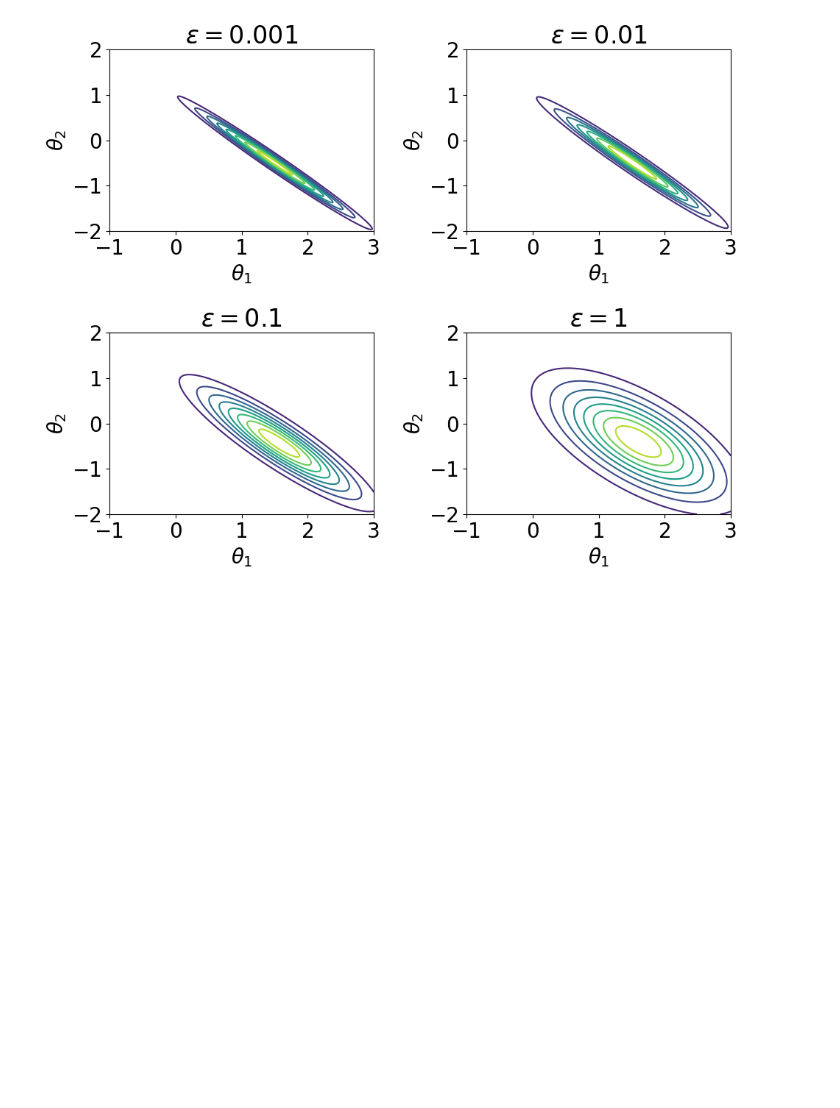
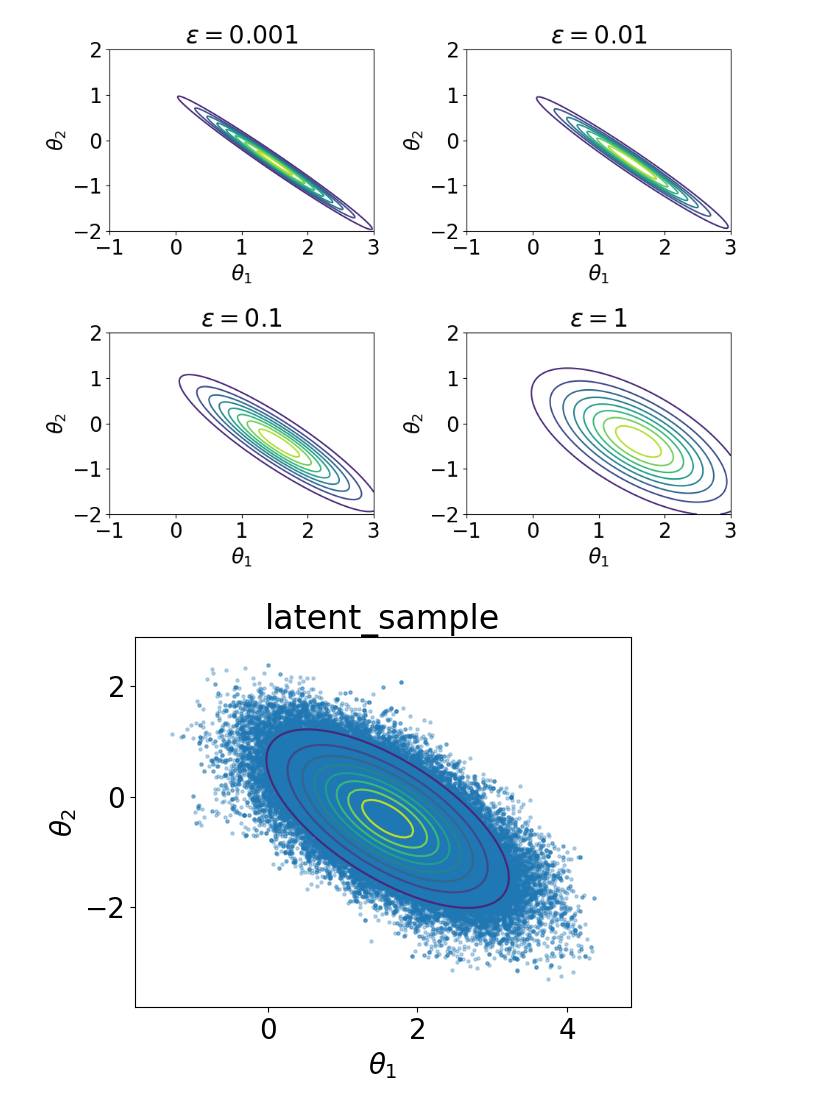
Before and after one commit to alisaklymchuk/stochastic_simulation_math60047, a Jupyter notebook: coursework.ipynb, the cells around one changed output. Cells and saved outputs as stored; diff of their text form; code cells hidden in the pictures; blank space fills up the shorter version.

```diff
--- a/coursework.ipynb
+++ b/coursework.ipynb
@@ -978,7 +979,37 @@ covariance:
 [[ 0.6 -0.4]
  [-0.4  0.6]]
 [figure]
+# %%
+def samples_cloud_2(samples, title, y, eps, mean_cov_fn=posterior_mean_cov):
+    # sample coordinates
+    x1 = samples[:, 0]
+    x2 = samples[:, 1]
+
+    # grid covering the sample range
+    theta1 = np.linspace(x1.min() - 0.5, x1.max() + 0.5, 100)
+    theta2 = np.linspace(x2.min() - 0.5, x2.max() + 0.5, 100)
+    T1, T2 = np.meshgrid(theta1, theta2)
+
+    # build grid of 2D positions for pdf evaluation
+    pos = np.dstack((T1, T2))
+
+    # exact posterior contour
+    mean, cov = mean_cov_fn(y, eps)
+    rv = multivariate_normal(mean=mean, cov=cov)
+    Z = rv.pdf(pos)
+
+    # plot
+    plt.contour(T1, T2, Z, levels=8)
+    plt.scatter(x1, x2, s=5, alpha=0.3)
+
+    plt.xlabel(r"$\theta_1$")
+    plt.ylabel(r"$\theta_2$")
+    plt.title(title)
+    plt.show()
 # %%
 # RWMH for the latent model
-latent_sample = rwmh(target=log_post_fn_2, N=10**5, x0=np.array([0,0]), sigma=0.2, burnin=1000)
-samples_cloud(latent_sample, "latent_sample")
+latent_sample, acc = rwmh(target=log_post_fn_2, N=10**5, x0=np.array([0,0]), sigma=0.2, burnin=1000)
+# %%
+samples_cloud_2(latent_sample, "latent_sample", y, eps)
+# %% [output]
+[figure, added]
```
Also changed, not shown: parts of 9 cells of this notebook.
